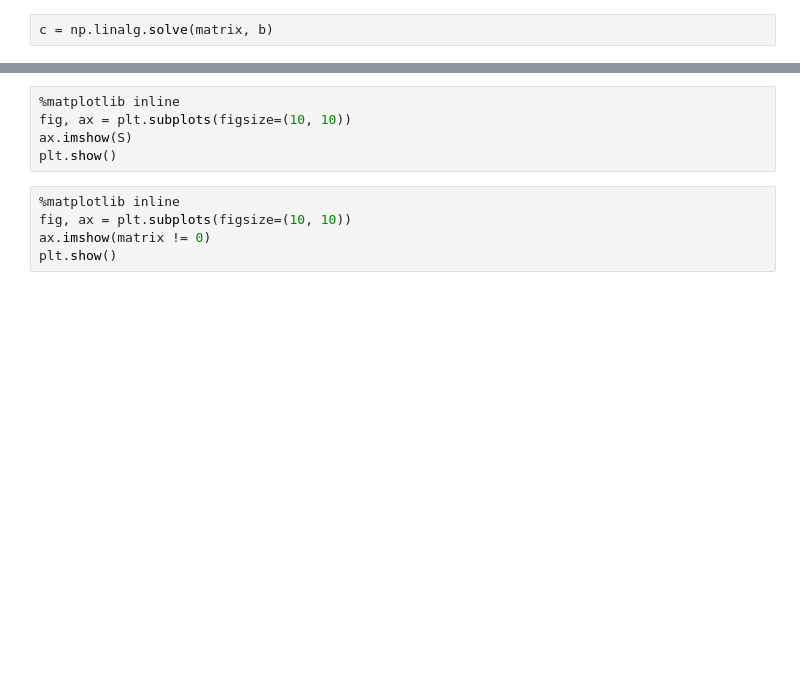
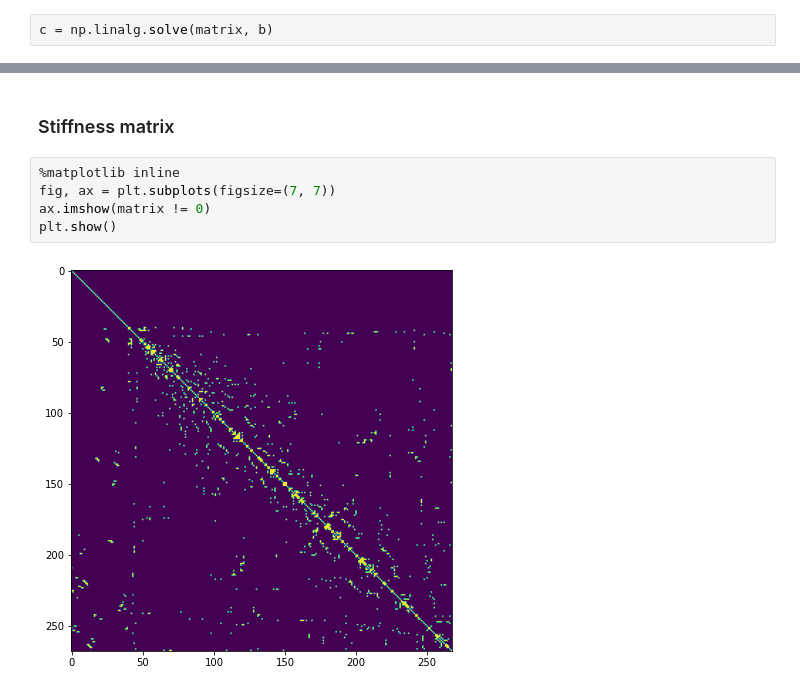
Before and after one commit to kamosevoyan/Diploma_work, a Jupyter notebook: Notebooks/Poisson_equation_solution_on_polygonal_domain_linear.ipynb, the cells around one changed output, grey strips where cells are left out. Drawn from its saved outputs; the diff is of its cells as text; blank space fills up the shorter version.

```diff
--- a/Notebooks/Poisson_equation_solution_on_polygonal_domain_linear.ipynb
+++ b/Notebooks/Poisson_equation_solution_on_polygonal_domain_linear.ipynb
@@ -163,10 +106,9 @@ plt.show()
-# %%
-%matplotlib inline
-fig, ax = plt.subplots(figsize=(10, 10))
-ax.imshow(S)
-plt.show()
+# %% [markdown]
+### Stiffness matrix
 # %%
 %matplotlib inline
-fig, ax = plt.subplots(figsize=(10, 10))
+fig, ax = plt.subplots(figsize=(7, 7))
 ax.imshow(matrix != 0)
 plt.show()
+# %% [output]
+[figure, added]
```
Also changed, not shown: parts of 12 cells of this notebook, 11 other files.
